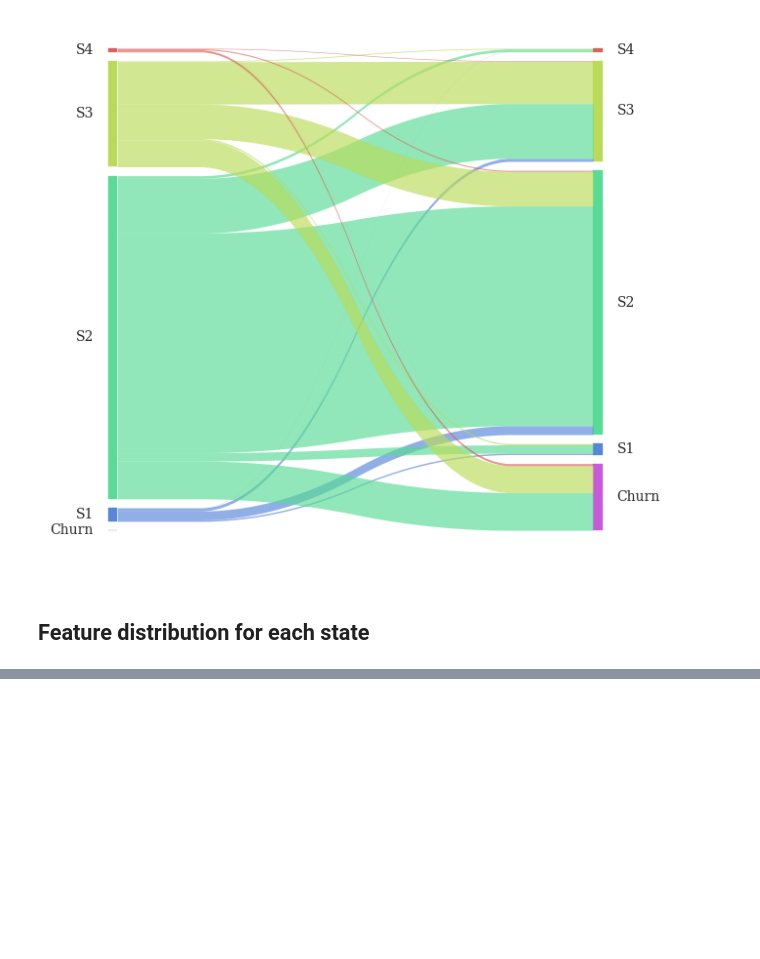
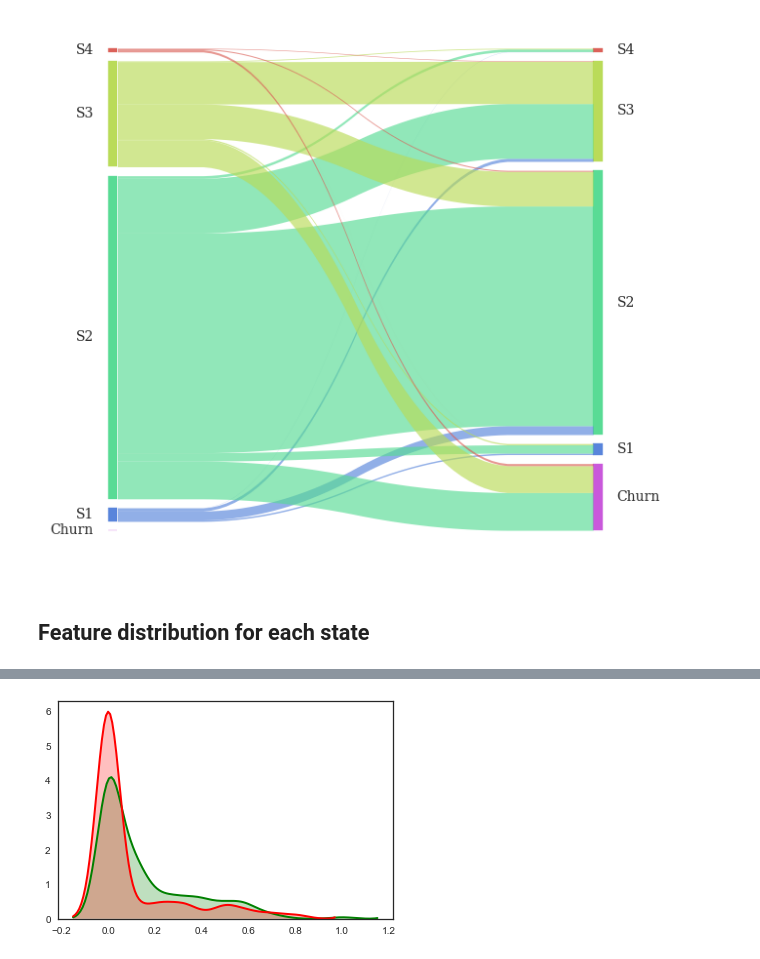
Before and after one commit to vicaws/Whizz, a Jupyter notebook: Code/Churn/Churn/NB_ReportFigures.ipynb, the cells around one changed output, grey strips where cells are left out. Saved outputs shown, nothing was run; the diff lists cells and outputs as text; code cells hidden in the pictures; blank space fills up the shorter version.

```diff
--- a/Code/Churn/Churn/NB_ReportFigures.ipynb
+++ b/Code/Churn/Churn/NB_ReportFigures.ipynb
@@ -891,0 +938,6 @@ plt.gcf().set_size_inches(10,10)
+# %%
+ftr = 'rate_incomplete_num'
+bw = 0.05
+state_featureDist(ftr, ax, bw)
+# %% [output]
+[figure, added]
```
Also changed, not shown: parts of 7 cells of this notebook, 50 other files.
